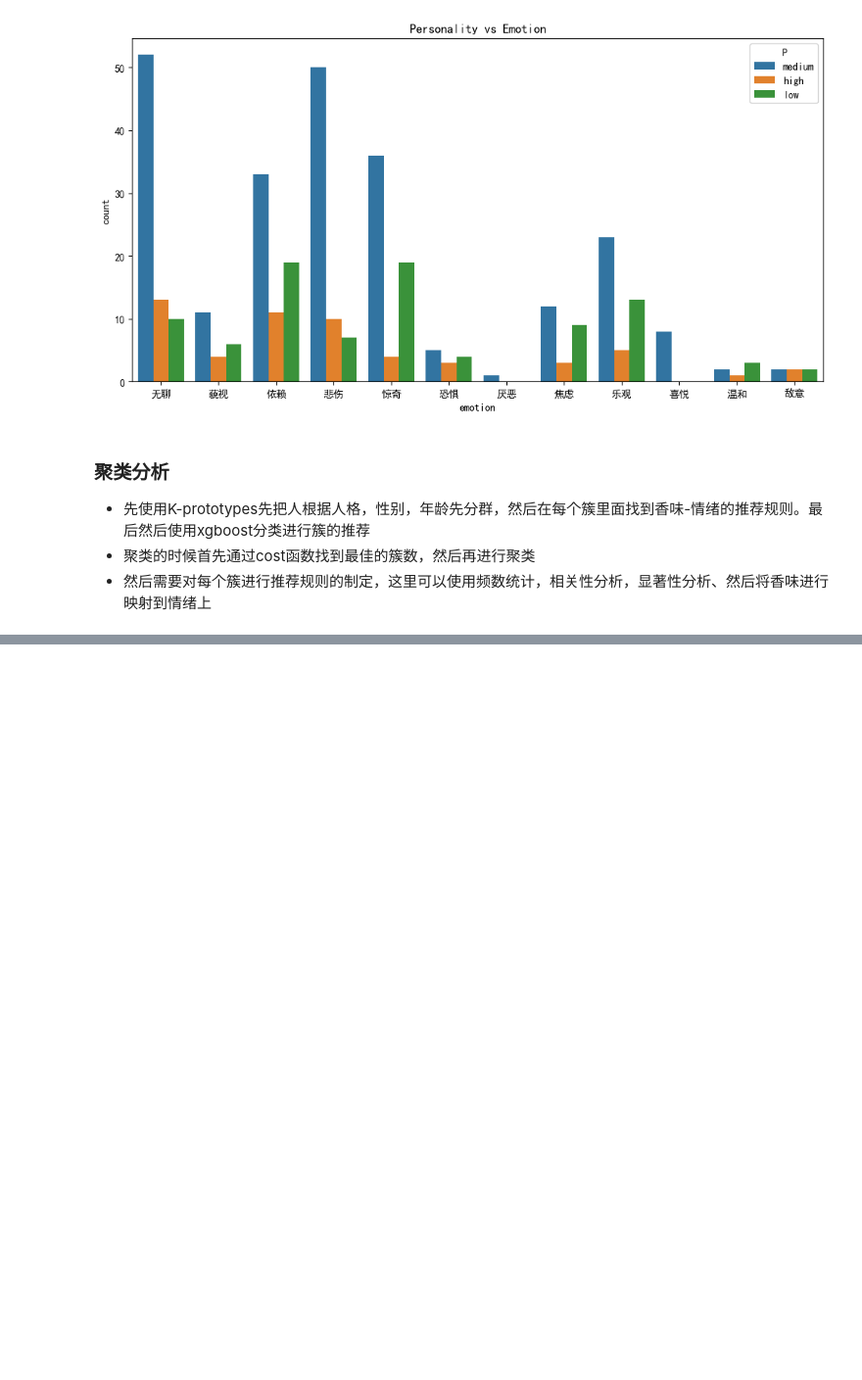
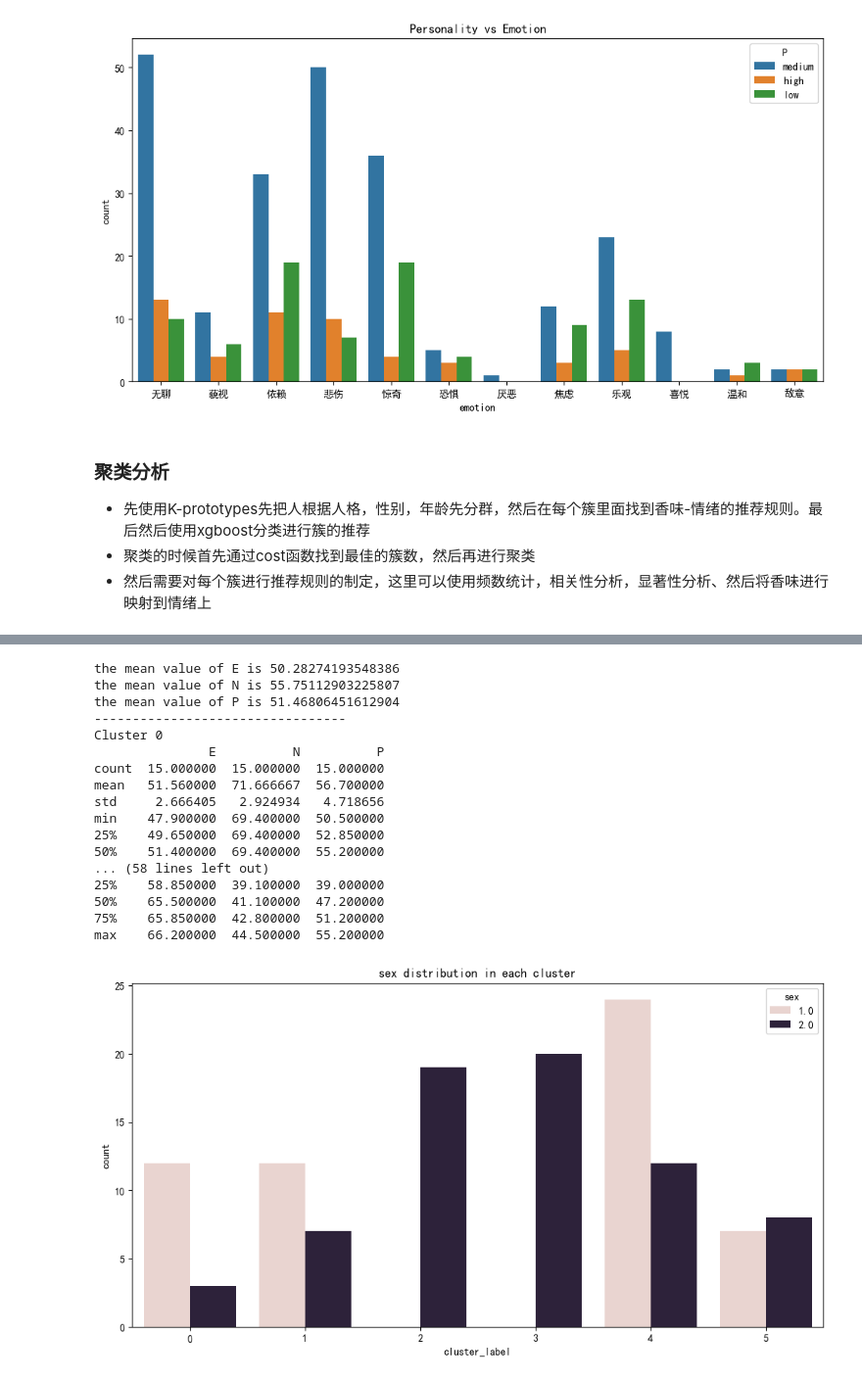
Before and after one commit to david188888/Data-science, a Jupyter notebook: Fragrance_analysis/dealdata.ipynb, the cells around one changed output, grey strips where cells are left out. Shown at 98% size. Saved outputs shown, nothing was run; the diff lists cells and outputs as text; code cells hidden in the pictures; blank space fills up the shorter version.

```diff
--- a/Fragrance_analysis/dealdata.ipynb
+++ b/Fragrance_analysis/dealdata.ipynb
@@ -675,0 +687,43 @@ See the caveats in the documentation: https://pandas.pydata.org/pandas-docs/stab
+# %%
+mean_Evalue = df_cluster['E'].mean()
+mean_Nvalue = df_cluster['N'].mean()
+mean_Pvalue = df_cluster['P'].mean()
+
+print(f"the mean value of E is {mean_Evalue}")
+print(f"the mean value of N is {mean_Nvalue}")
+print(f"the mean value of P is {mean_Pvalue}")
+print('---------------------------------')
+
+
+
+## 现在需要对每个簇里面的艾森克人格三个维度E,N,P分析他们的范围
+cluster_group = df_cluster.groupby('cluster_label')
+for name, group in cluster_group:
+    print(f"Cluster {name}")
+    print(group[['E', 'N', 'P']].describe())
+    print("\n")
+
+# 画出每个簇里面的性别分布
+plt.figure(figsize=(12, 6))
+sns.countplot(x='cluster_label', hue='sex', data=df_cluster)
+plt.title('sex distribution in each cluster')
+plt.show()
+# %% [output]
+the mean value of E is 50.28274193548386
+the mean value of N is 55.75112903225807
+the mean value of P is 51.46806451612904
+---------------------------------
+Cluster 0
+               E          N          P
+count  15.000000  15.000000  15.000000
+mean   51.560000  71.666667  56.700000
+std     2.666405   2.924934   4.718656
+min    47.900000  69.400000  50.500000
+25%    49.650000  69.400000  52.850000
+50%    51.400000  69.400000  55.200000
+... (58 lines left out)
+25%    58.850000  39.100000  39.000000
+50%    65.500000  41.100000  47.200000
+75%    65.850000  42.800000  51.200000
+max    66.200000  44.500000  55.200000
+[figure, added]
```
Also changed, not shown: parts of 11 cells of this notebook.
